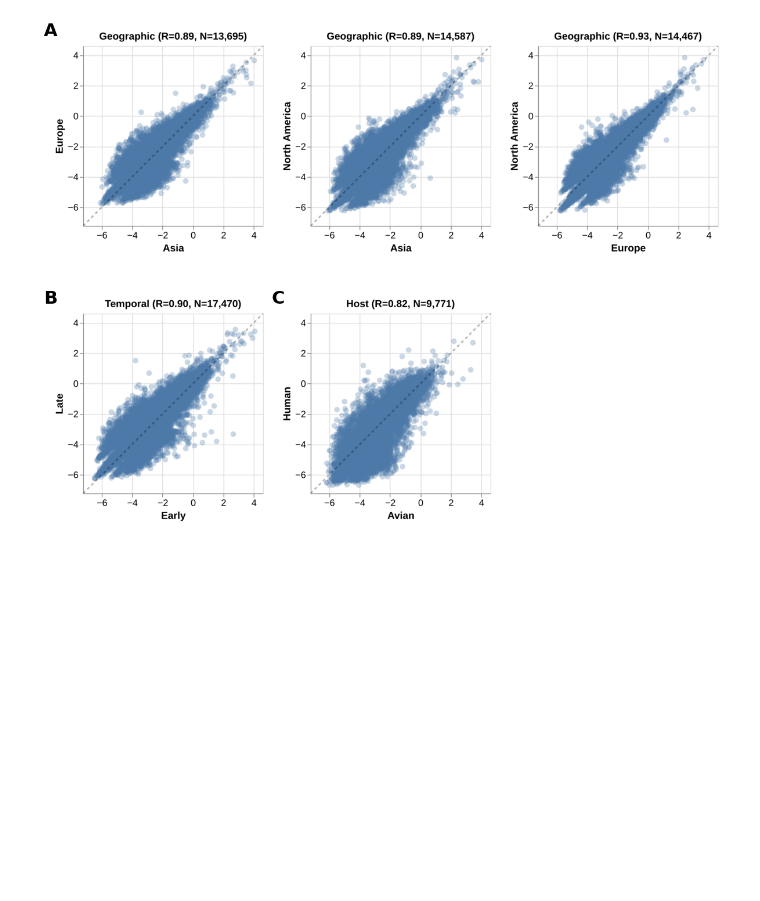
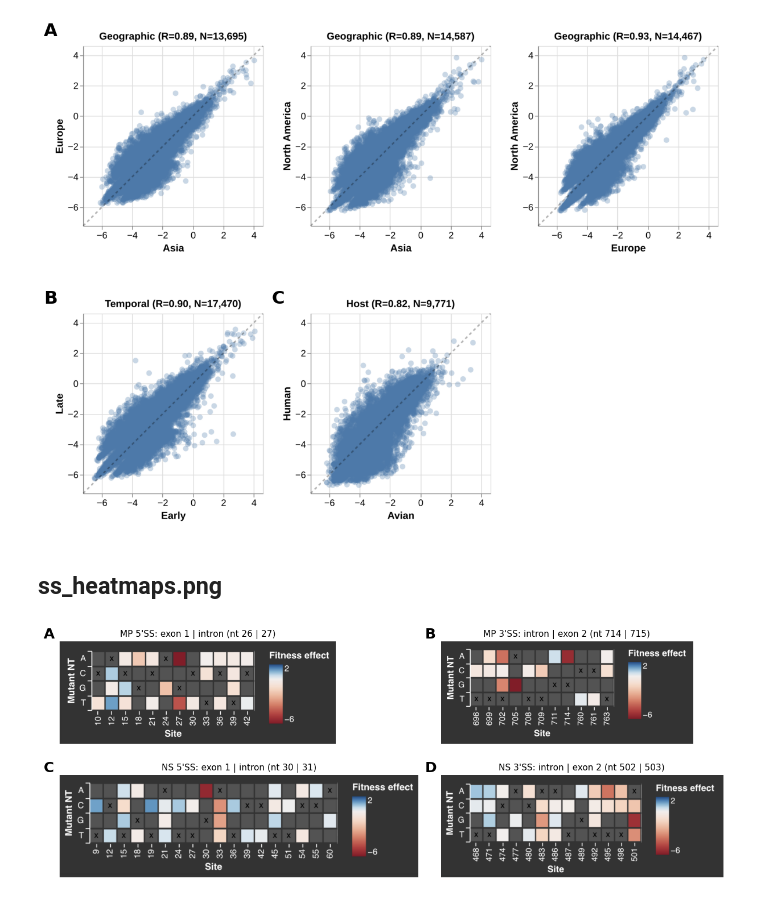
Before and after one commit to matsengrp/flu-mut-rates, a Jupyter notebook: notebooks/compose_figures.ipynb, the cells around one changed output. Drawn from its saved outputs; the diff is of its cells as text; code cells hidden in the pictures; blank space fills up the shorter version.

Commit message:
Update analysis on splice sites

```diff
--- a/notebooks/compose_figures.ipynb
+++ b/notebooks/compose_figures.ipynb
@@ -448,3 +448,75 @@ plt.savefig(
 plt.show()
 # %% [output]
 [figure]
+# %% [markdown]
+## ss_heatmaps.png
+# %%
+# 2x2 splice-site heatmap composite, panels labeled A-D.
+# All four source images are rendered at the same physical height; column
+# widths are the max image width in each column, and images are left-flushed
+# within their column. This keeps panel labels aligned vertically within
+# columns (A/C, B/D) and horizontally within rows (A/B, C/D).
+panel_info = [
+    [("A", "MP 5'SS: exon 1 | intron (nt 26 | 27)", "../results/figures/MP_5SS.png"),
+     ("B", "MP 3'SS: intron | exon 2 (nt 714 | 715)", "../results/figures/MP_3SS.png")],
+    [("C", "NS 5'SS: exon 1 | intron (nt 30 | 31)", "../results/figures/NS_5SS.png"),
+     ("D", "NS 3'SS: intron | exon 2 (nt 502 | 503)", "../results/figures/NS_3SS.png")],
+]
+
+imgs = [[mpimg.imread(p[2]) for p in row] for row in panel_info]
+aspects = [[img.shape[0] / img.shape[1] for img in row] for row in imgs]  # h/w
+
+# Shared image height (in inches); widths scale to preserve each image's aspect.
+img_h_in = 1.8
+widths_in = [[img_h_in / asp for asp in row] for row in aspects]
+col_w_in = [max(widths_in[r][c] for r in range(2)) for c in range(2)]
+
+col_gap_in = 0.4
+row_gap_in = 0.55
+left_pad_in = 0.35   # room for panel labels at the left of each image
+top_pad_in = 0.2
+right_pad_in = 0.1
+bottom_pad_in = 0.1
+
+fig_w_in = left_pad_in + col_w_in[0] + col_gap_in + col_w_in[1] + right_pad_in
+fig_h_in = top_pad_in + img_h_in + row_gap_in + img_h_in + bottom_pad_in
+
+fig = plt.figure(figsize=(fig_w_in, fig_h_in))
+
+title_fontsize = 11
+label_fontsize = 18
+label_offset_in = 0.28  # distance from column's left edge to label's left edge
+
+for row_idx, row in enumerate(panel_info):
+    y_top_in = fig_h_in - top_pad_in - row_idx * (img_h_in + row_gap_in)
+    y_bot_in = y_top_in - img_h_in
+    for col_idx, (label, title, _) in enumerate(row):
+        img = imgs[row_idx][col_idx]
+        img_w_in = widths_in[row_idx][col_idx]
+        col_x0_in = left_pad_in + sum(col_w_in[:col_idx]) + col_idx * col_gap_in
+
+        ax = fig.add_axes([
+            col_x0_in / fig_w_in,
+            y_bot_in / fig_h_in,
+            img_w_in / fig_w_in,
+            img_h_in / fig_h_in,
+        ])
+        ax.imshow(img)
+        ax.axis("off")
+        ax.set_title(title, fontsize=title_fontsize)
+
+        # Panel label to the left of each image, baseline on the image's top edge.
+        fig.text(
+            (col_x0_in - label_offset_in) / fig_w_in,
+            y_top_in / fig_h_in,
+            label,
+            fontsize=label_fontsize,
+            fontweight="bold",
+            va="bottom",
+            ha="left",
+        )
+
+plt.savefig("../results/figures/ss_heatmaps.png", dpi=300, bbox_inches="tight")
+plt.show()
+# %% [output]
+[figure, added]
```
Also changed, not shown: parts of 2 cells of this notebook, 2 other files.
